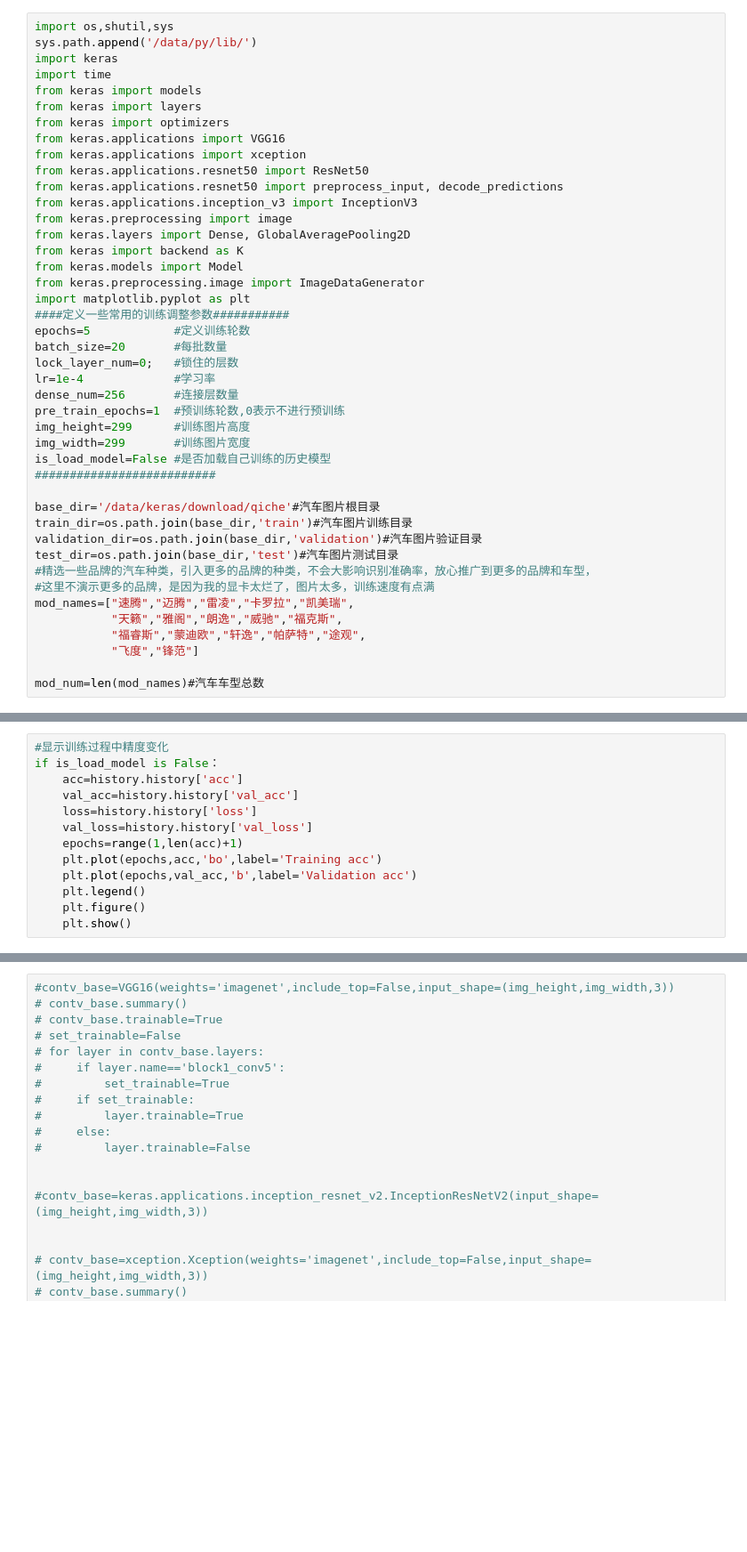
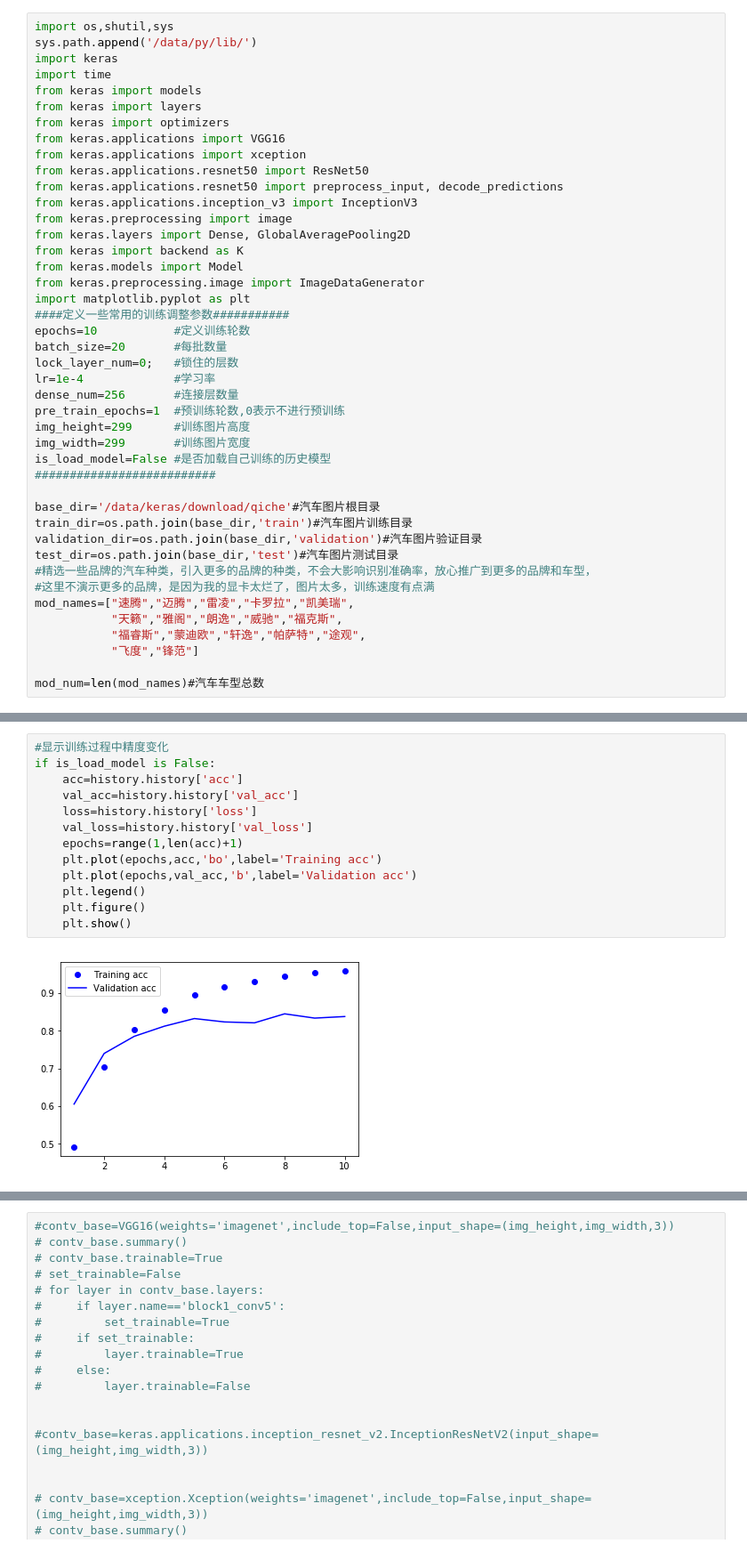
Before and after one commit to blueapplehe/car_identify, a Jupyter notebook: car_identify.ipynb, the cells around one changed output, grey strips where cells are left out. Shown at 89% size. Saved outputs shown, nothing was run; the diff lists cells and outputs as text; blank space fills up the shorter version.

```diff
--- a/car_identify.ipynb
+++ b/car_identify.ipynb
@@ -18,7 +18,7 @@ from keras.models import Model
 from keras.preprocessing.image import ImageDataGenerator
 import matplotlib.pyplot as plt
 ####定义一些常用的训练调整参数###########
-epochs=5            #定义训练轮数
+epochs=10           #定义训练轮数
 batch_size=20       #每批数量
 lock_layer_num=0;   #锁住的层数
 lr=1e-4             #学习率
@@ -133,13 +156,15 @@ if is_load_model is False:
 # %%
 #显示训练过程中精度变化
-if is_load_model is False：
+if is_load_model is False:
     acc=history.history['acc']
     val_acc=history.history['val_acc']
     loss=history.history['loss']
     val_loss=history.history['val_loss']
     epochs=range(1,len(acc)+1)
     plt.plot(epochs,acc,'bo',label='Training acc')
     plt.plot(epochs,val_acc,'b',label='Validation acc')
     plt.legend()
     plt.figure()
     plt.show()
+# %% [output]
+[figure, added]
```
Also changed, not shown: parts of 5 cells of this notebook.
